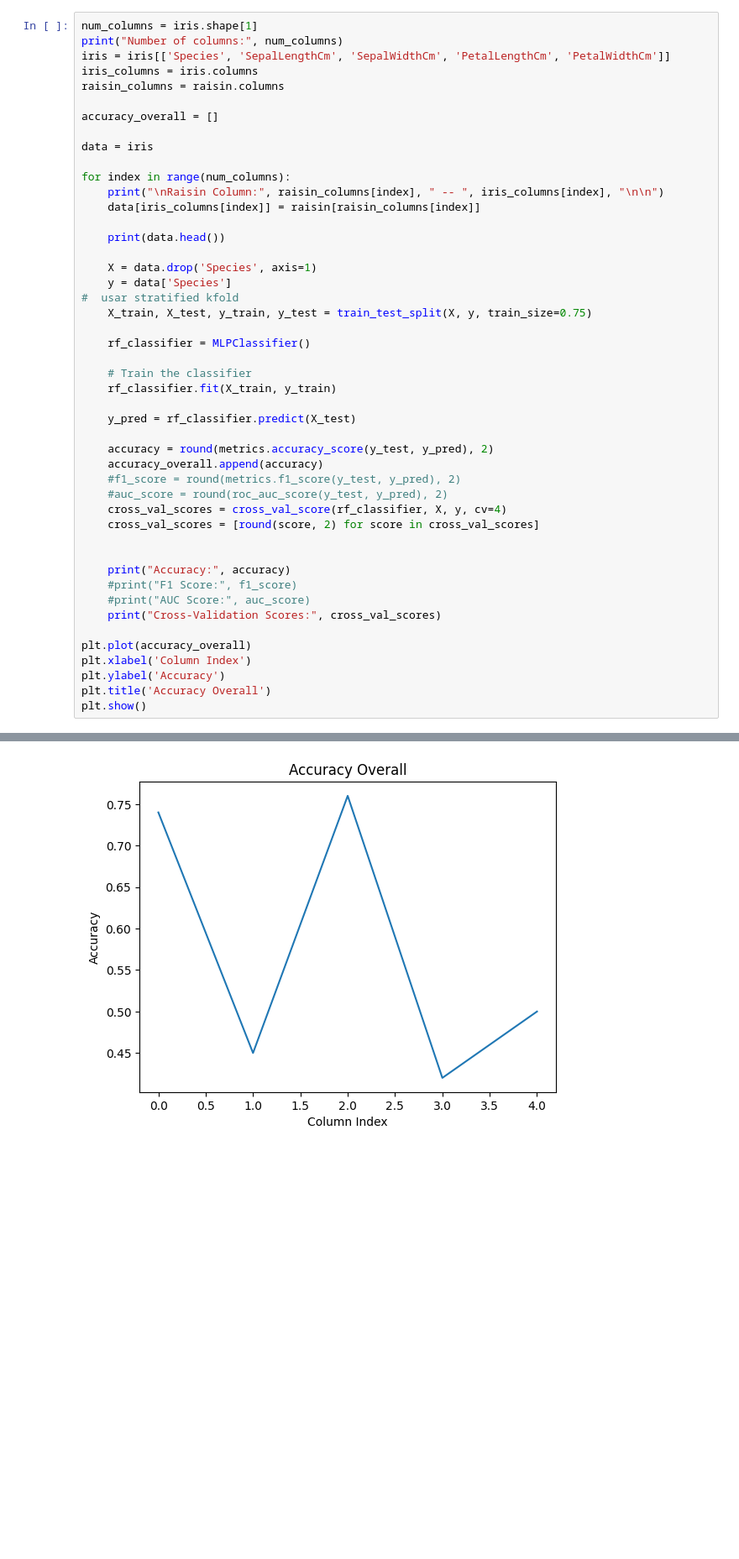
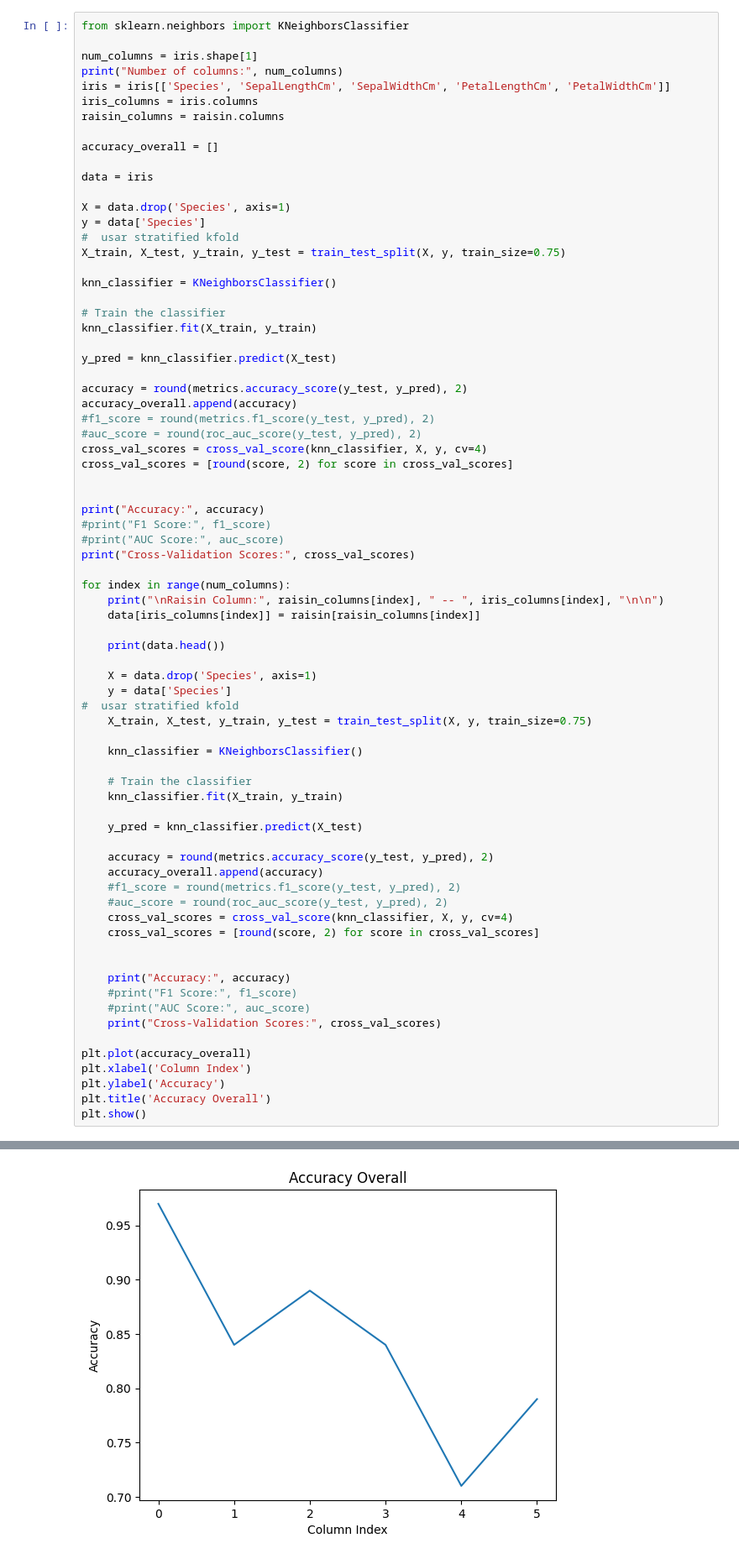
Before and after one commit to kiko-serra/CRAI, a Jupyter notebook: merge-target1.ipynb, the cells around one changed output, grey strips where cells are left out. Shown at 84% size. Saved outputs shown, nothing was run; the diff lists cells and outputs as text; blank space fills up the shorter version.

```diff
--- a/merge-target1.ipynb
+++ b/merge-target1.ipynb
@@ -9,6 +9,8 @@ import matplotlib.pyplot as plt
 iris = pd.read_csv('./final_csv/reduced_iris.csv')
 raisin = pd.read_csv('./final_csv/reduced_raisin.csv')
 # %%
+from sklearn.neighbors import KNeighborsClassifier
+
 num_columns = iris.shape[1]
 print("Number of columns:", num_columns)
 iris = iris[['Species', 'SepalLengthCm', 'SepalWidthCm', 'PetalLengthCm', 'PetalWidthCm']]
@@ -18,6 +20,31 @@ raisin_columns = raisin.columns
 accuracy_overall = []
 
 data = iris
+
+X = data.drop('Species', axis=1)
+y = data['Species']
+#  usar stratified kfold
+X_train, X_test, y_train, y_test = train_test_split(X, y, train_size=0.75)
+
+knn_classifier = KNeighborsClassifier()
+
+# Train the classifier
+knn_classifier.fit(X_train, y_train)
+
+y_pred = knn_classifier.predict(X_test)
+
+accuracy = round(metrics.accuracy_score(y_test, y_pred), 2)
+accuracy_overall.append(accuracy)
+#f1_score = round(metrics.f1_score(y_test, y_pred), 2)
+#auc_score = round(roc_auc_score(y_test, y_pred), 2)
+cross_val_scores = cross_val_score(knn_classifier, X, y, cv=4)
+cross_val_scores = [round(score, 2) for score in cross_val_scores]
+
+
+print("Accuracy:", accuracy)
+#print("F1 Score:", f1_score)
+#print("AUC Score:", auc_score)
+print("Cross-Validation Scores:", cross_val_scores)
 
 for index in range(num_columns):
     print("\nRaisin Column:", raisin_columns[index], " -- ", iris_columns[index], "\n\n")
@@ -30,18 +57,18 @@ for index in range(num_columns):
 #  usar stratified kfold
     X_train, X_test, y_train, y_test = train_test_split(X, y, train_size=0.75)
 
-    rf_classifier = MLPClassifier()
+    knn_classifier = KNeighborsClassifier()
 
     # Train the classifier
-    rf_classifier.fit(X_train, y_train)
+    knn_classifier.fit(X_train, y_train)
 
-    y_pred = rf_classifier.predict(X_test)
+    y_pred = knn_classifier.predict(X_test)
 
     accuracy = round(metrics.accuracy_score(y_test, y_pred), 2)
     accuracy_overall.append(accuracy)
     #f1_score = round(metrics.f1_score(y_test, y_pred), 2)
     #auc_score = round(roc_auc_score(y_test, y_pred), 2)
-    cross_val_scores = cross_val_score(rf_classifier, X, y, cv=4)
+    cross_val_scores = cross_val_score(knn_classifier, X, y, cv=4)
     cross_val_scores = [round(score, 2) for score in cross_val_scores]
 
 
@@ -99 +103 @@ Cross-Validation Scores: [0.53, 0.47, 0.51, 0.51]
-[figure, old version]
+[figure, new version]
```
Also changed, not shown: parts of 1 cell of this notebook, 2 other files.
